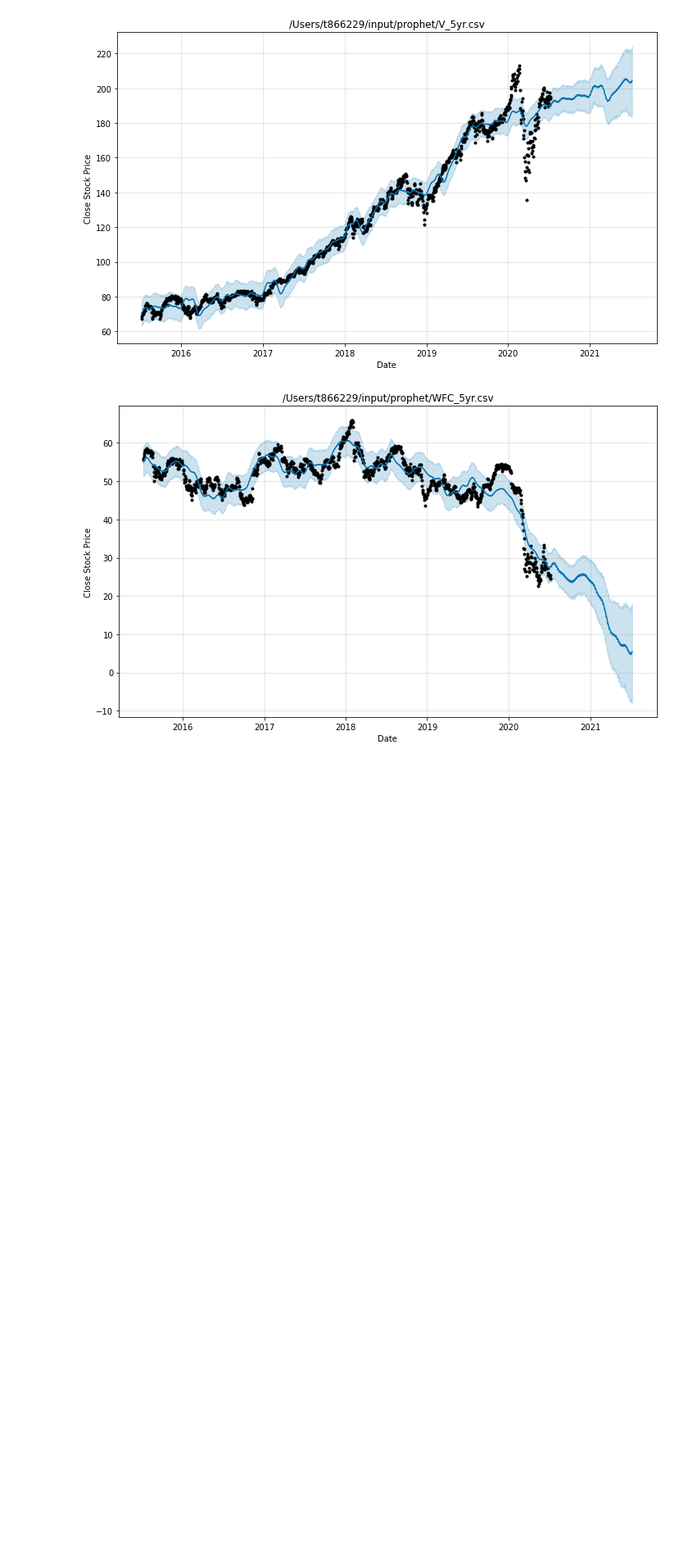
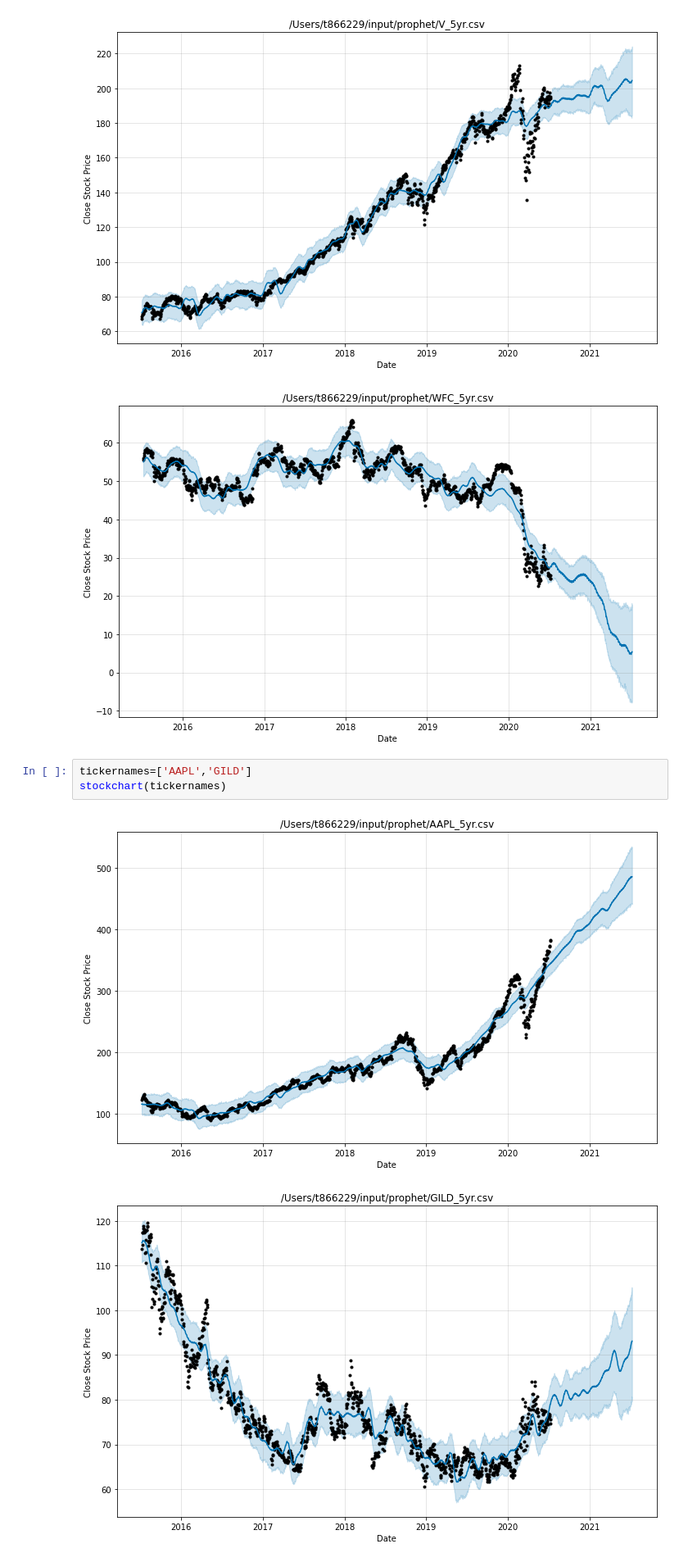
Before and after one commit to raylaim/prophet, a Jupyter notebook: tickers.ipynb, the cells around one changed output. Shown at 82% size. Saved outputs shown, nothing was run; the diff lists cells and outputs as text; blank space fills up the shorter version.

Commit message:
aapl

```diff
--- a/tickers.ipynb
+++ b/tickers.ipynb
@@ -47,3 +47,9 @@ stockchart(tickernames)
 [figure]
 [figure]
 [figure]
+# %%
+tickernames=['AAPL','GILD']
+stockchart(tickernames)
+# %% [output]
+[figure, added]
+[figure, added]
```
Also changed, not shown: 1 other file.
